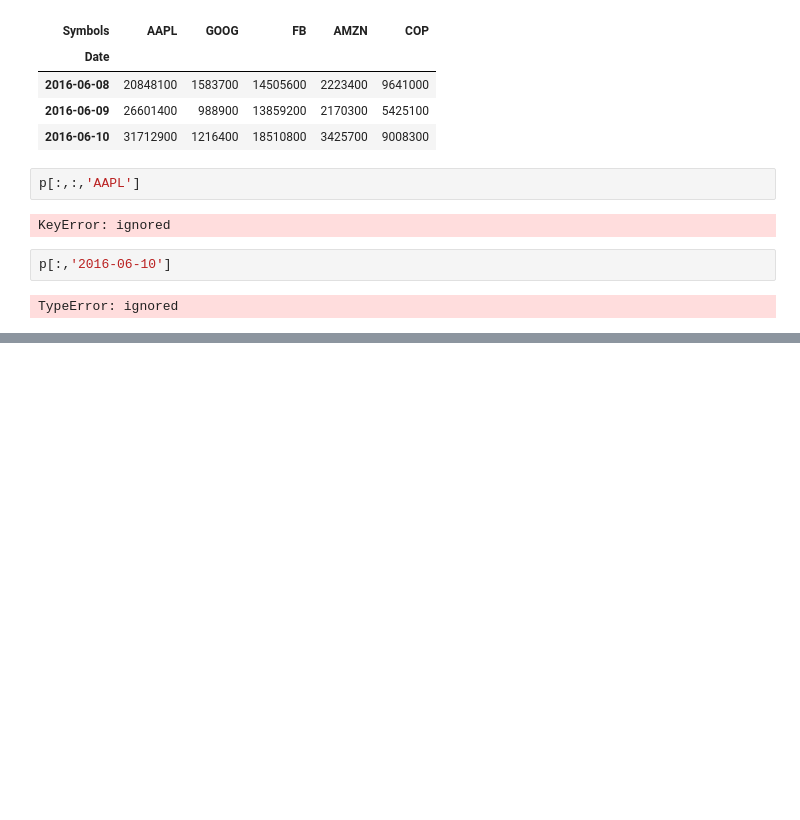
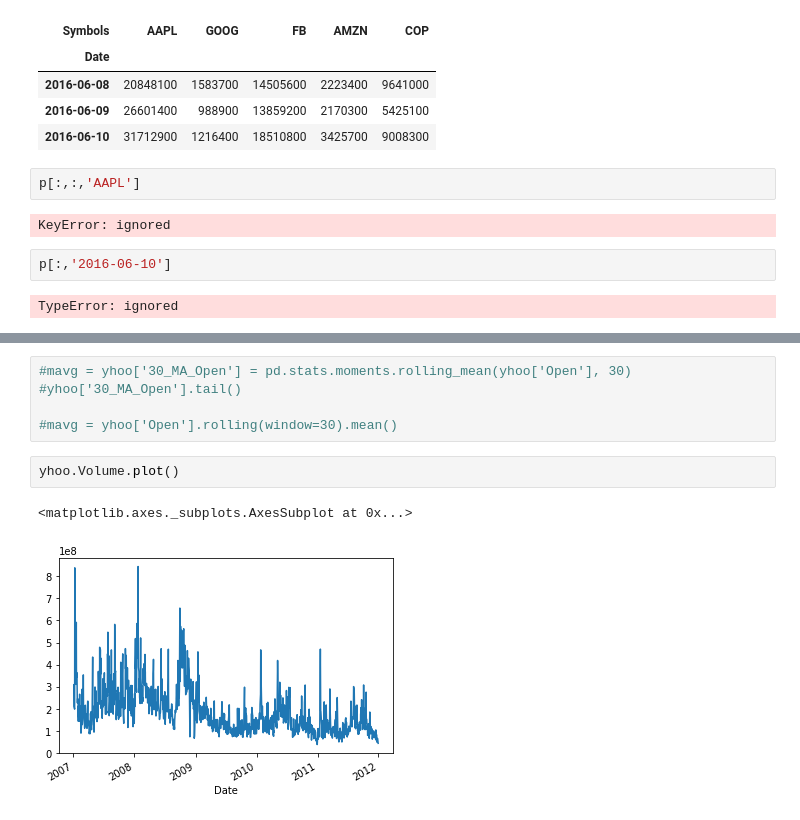
Before and after one commit to cmutnik/wiki_pages, a Jupyter notebook: stocks/Python_finance_yahoo.ipynb, the cells around one changed output, grey strips where cells are left out. Drawn from its saved outputs; the diff is of its cells as text; blank space fills up the shorter version.

```diff
--- a/stocks/Python_finance_yahoo.ipynb
+++ b/stocks/Python_finance_yahoo.ipynb
@@ -525,0 +576,10 @@ TypeError: ignored
+# %%
+#mavg = yhoo['30_MA_Open'] = pd.stats.moments.rolling_mean(yhoo['Open'], 30)
+#yhoo['30_MA_Open'].tail()
+
+#mavg = yhoo['Open'].rolling(window=30).mean()
+# %%
+yhoo.Volume.plot()
+# %% [output]
+<matplotlib.axes._subplots.AxesSubplot at 0x...>
+[figure, added]
```
Also changed, not shown: parts of 14 cells of this notebook.
